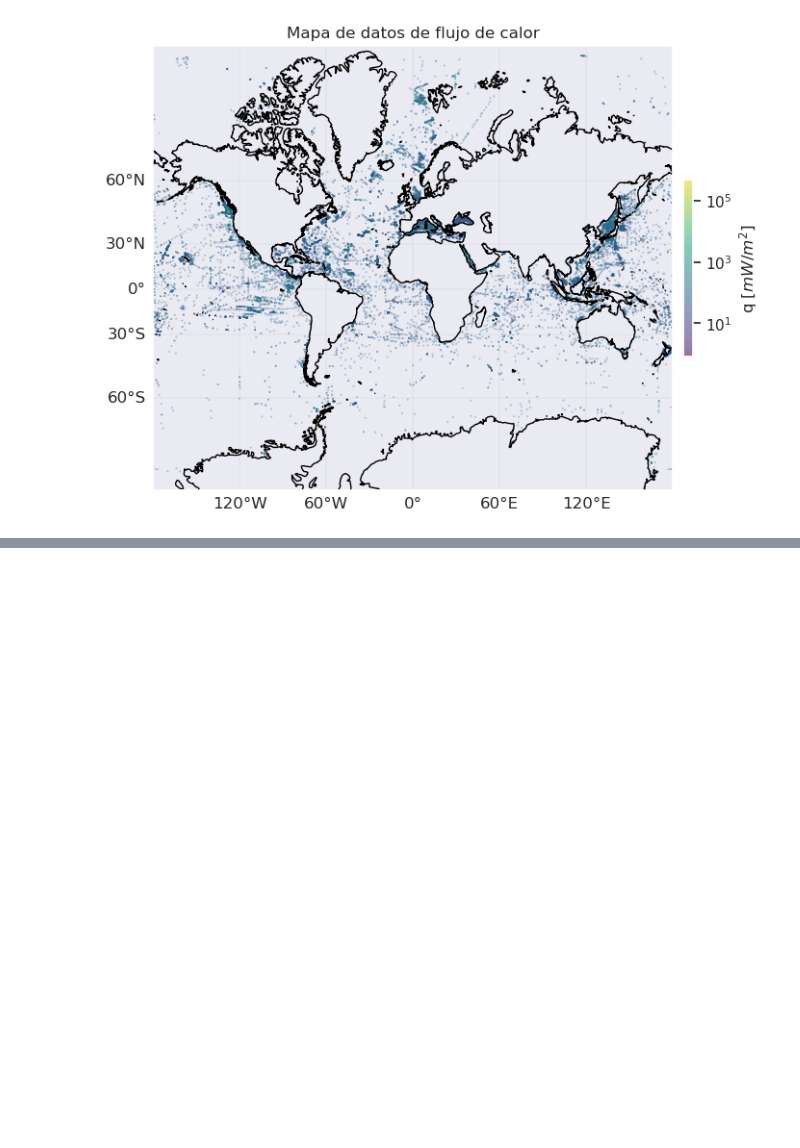
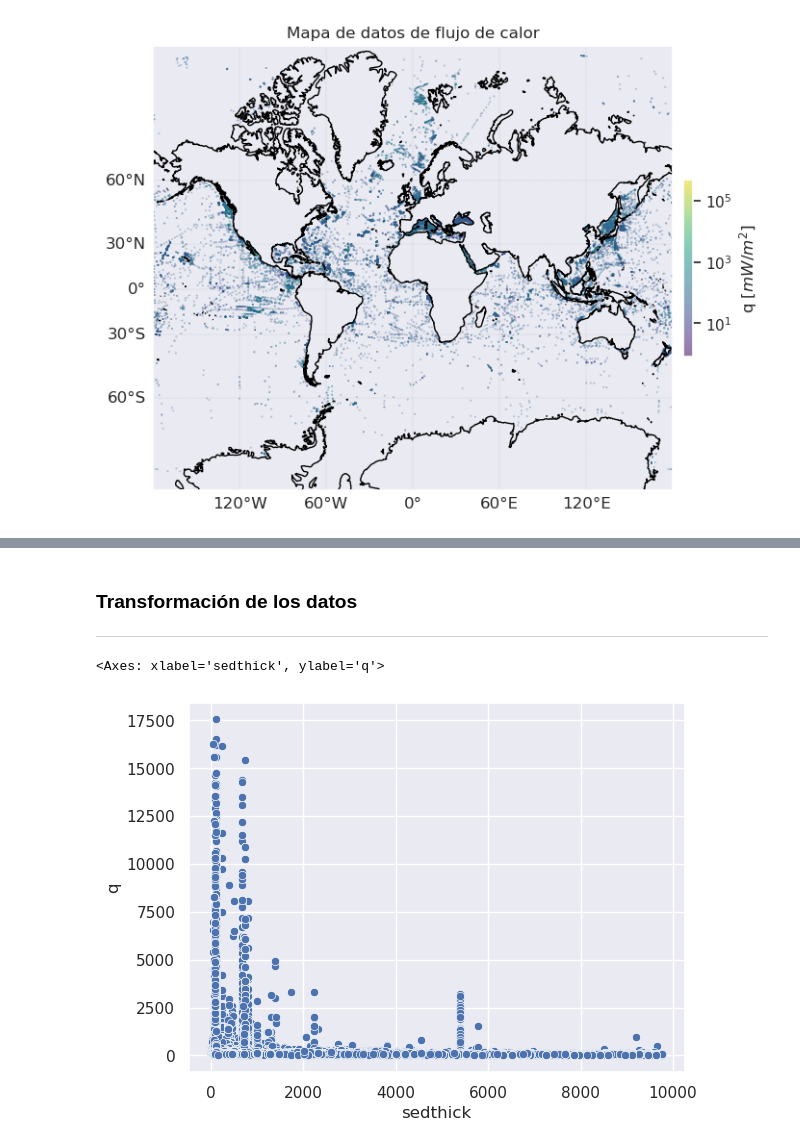
Before and after one commit to gacuervol/tdsp_template, a Jupyter notebook: scripts/eda/eda.ipynb, the cells around one changed output, grey strips where cells are left out. Drawn from its saved outputs; the diff is of its cells as text; code cells hidden in the pictures; blank space fills up the shorter version.

```diff
--- a/scripts/eda/eda.ipynb
+++ b/scripts/eda/eda.ipynb
@@ -237,0 +258,12 @@ Text(0.5, 1.0, 'Box Plot')
+# %%
+# Crear una instancia de StandardScaler
+scaler = StandardScaler()
+# Ajustar y transformar los datos utilizando StandardScaler
+column_scaled = scaler.fit_transform(db12_prep_exclud['q'].values.reshape(-1, 1))
+# Umbral
+umbral = 3
+# Calculamos los valores anomalos (fuera del umbral)
+print(f'N valores anomalos: {(abs(column_scaled)>umbral).sum()}')
+# Excluimos los valores anomalos
+db12_prep_exclud_sinanomal = db12_prep_exclud[abs(column_scaled)<umbral]
+db12_prep_exclud_sinanomal
@@ -237,0 +287,12 @@ Text(0.5, 1.0, 'Box Plot')
+# %%
+# Crear una instancia de StandardScaler
+scaler = StandardScaler()
+# Ajustar y transformar los datos utilizando StandardScaler
+column_scaled = scaler.fit_transform(db12_prep_exclud_sinanomal['sedthick'].values.reshape(-1, 1))
+# Umbral
+umbral = 3
+# Calculamos los valores anomalos (fuera del umbral)
+print(f'N valores anomalos: {(abs(column_scaled)>umbral).sum()}')
+# Excluimos los valores anomalos
+db12_prep_exclud_sinanomal_sinanomal = db12_prep_exclud_sinanomal[abs(column_scaled)<umbral]
+db12_prep_exclud_sinanomal_sinanomal
@@ -237,0 +314,10 @@ Text(0.5, 1.0, 'Box Plot')
+# %% [markdown]
+### Transformación de los datos
+---
+# %%
+# Crear un gráfico de dispersión de 'sedthick' vs 'q'
+sns.scatterplot(x=db12_prep_exclud_sinanomal_sinanomal['sedthick'],
+                y=db12_prep_exclud_sinanomal_sinanomal['q'])
+# %% [output]
+<Axes: xlabel='sedthick', ylabel='q'>
+[figure, added]
```
Also changed, not shown: parts of 27 cells of this notebook.
